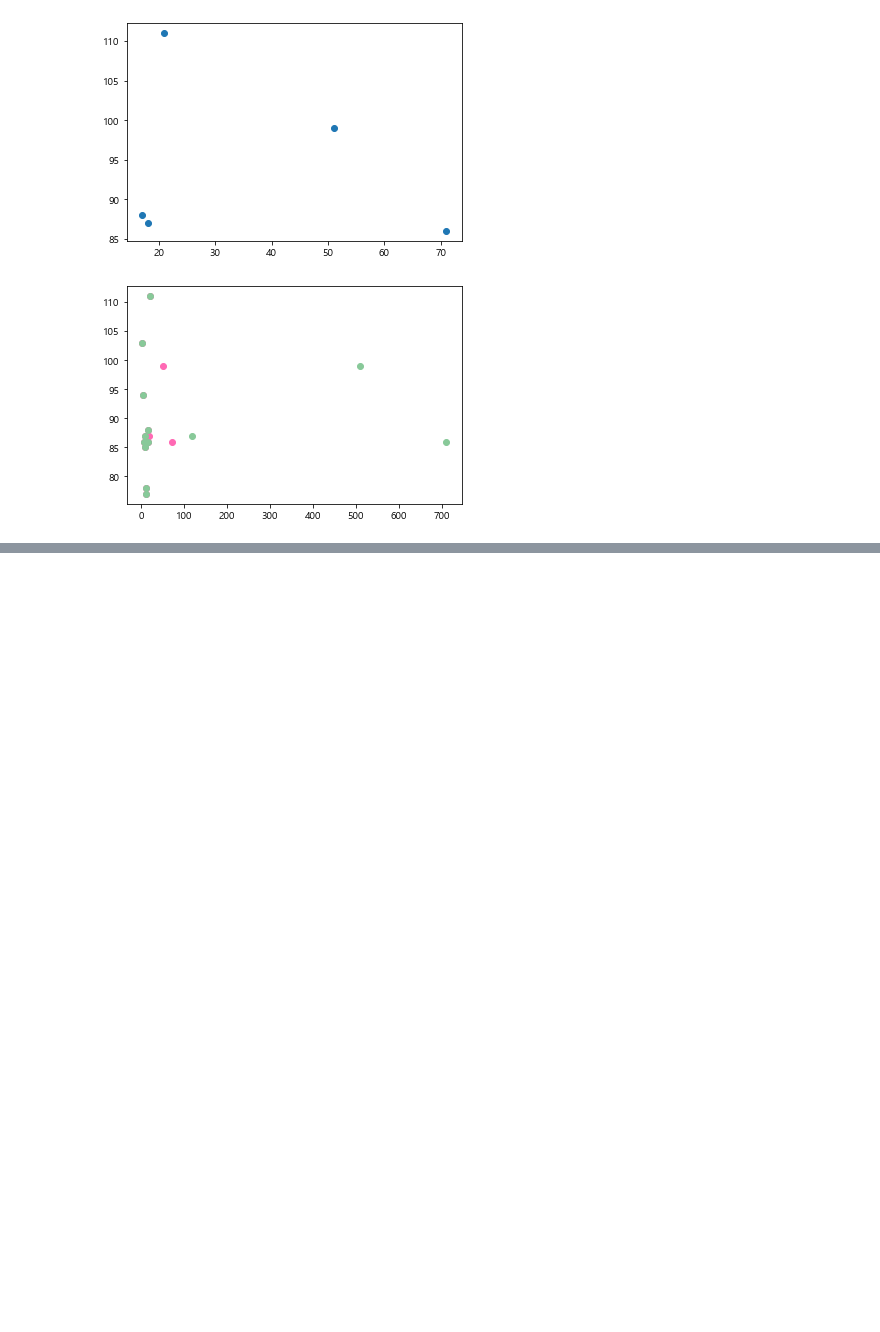
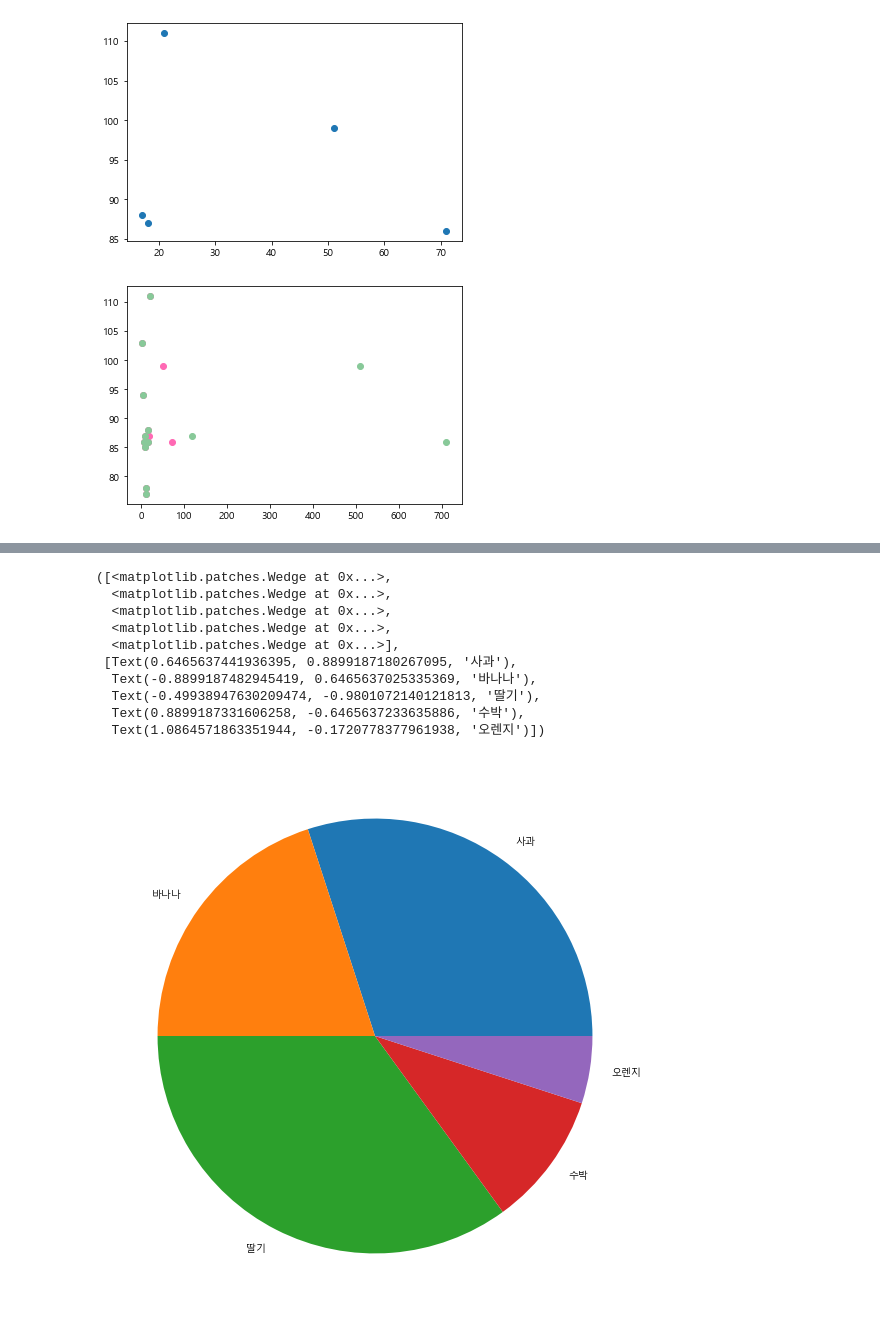
Before and after one commit to Wallabee22/AI_goorm, a Jupyter notebook: MyDataAnalysis_2022/20220914_class.ipynb, the cells around one changed output, grey strips where cells are left out. Cells and saved outputs as stored; diff of their text form; code cells hidden in the pictures; blank space fills up the shorter version.

```diff
--- a/MyDataAnalysis_2022/20220914_class.ipynb
+++ b/MyDataAnalysis_2022/20220914_class.ipynb
@@ -163,0 +187,18 @@ plt.scatter(x, y, s=sizes, alpha=0.5)
+# %%
+plt.figure(figsize=(10,10))
+
+y = np.array([30,20,35,10, 5])
+addlbl = ['사과', '바나나', '딸기', '수박', '오렌지']
+plt.pie(y, labels=addlbl)
+# %% [output]
+([<matplotlib.patches.Wedge at 0x...>,
+  <matplotlib.patches.Wedge at 0x...>,
+  <matplotlib.patches.Wedge at 0x...>,
+  <matplotlib.patches.Wedge at 0x...>,
+  <matplotlib.patches.Wedge at 0x...>],
+ [Text(0.6465637441936395, 0.8899187180267095, '사과'),
+  Text(-0.8899187482945419, 0.6465637025335369, '바나나'),
+  Text(-0.49938947630209474, -0.9801072140121813, '딸기'),
+  Text(0.8899187331606258, -0.6465637233635886, '수박'),
+  Text(1.0864571863351944, -0.1720778377961938, '오렌지')])
+[figure, added]
```
Also changed, not shown: parts of 13 cells of this notebook.
